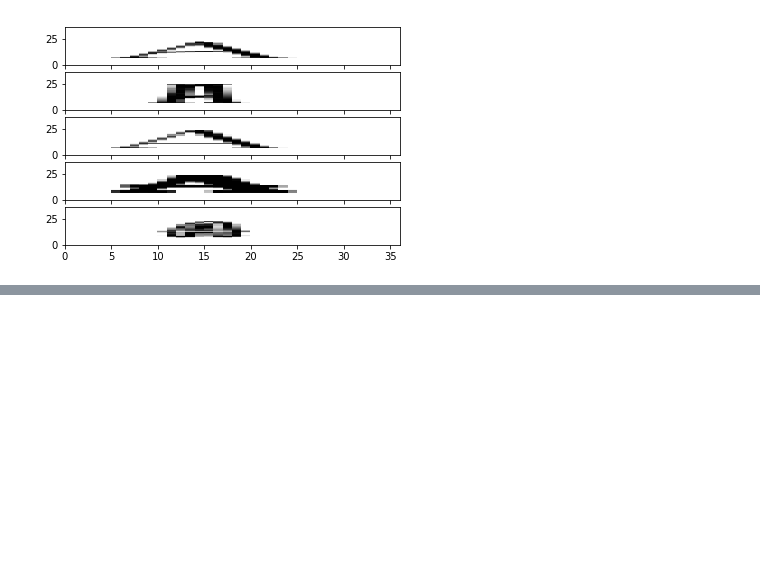
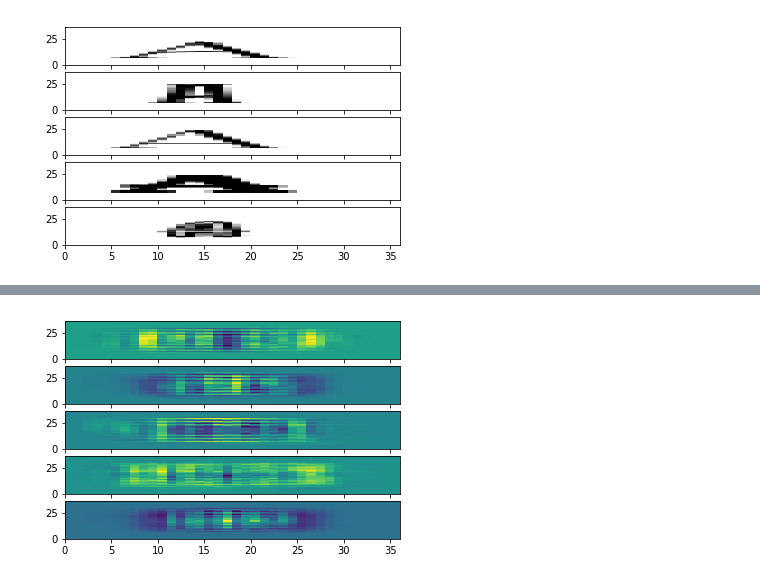
Before and after one commit to vagnercazarotto/MachineLearningSpecialization, a Jupyter notebook: Learning PathTensorFlow/Deep Learning with Tensor Flow.ipynb, the cells around one changed output, grey strips where cells are left out. Saved outputs shown, nothing was run; the diff lists cells and outputs as text; code cells hidden in the pictures; blank space fills up the shorter version.

```diff
--- a/Learning PathTensorFlow/Deep Learning with Tensor Flow.ipynb
+++ b/Learning PathTensorFlow/Deep Learning with Tensor Flow.ipynb
@@ -90,0 +143,7 @@ Use `tf.global_variables_initializer` instead.
+# %%
+# Look at a subplot of the weights for each font
+f, plts = plt.subplots(5, sharex=True)
+for i in range(5):
+    plts[i].pcolor(W.eval()[:,i].reshape([36,36]))
+# %% [output]
+[figure, added]
```
Also changed, not shown: parts of 8 cells of this notebook.
